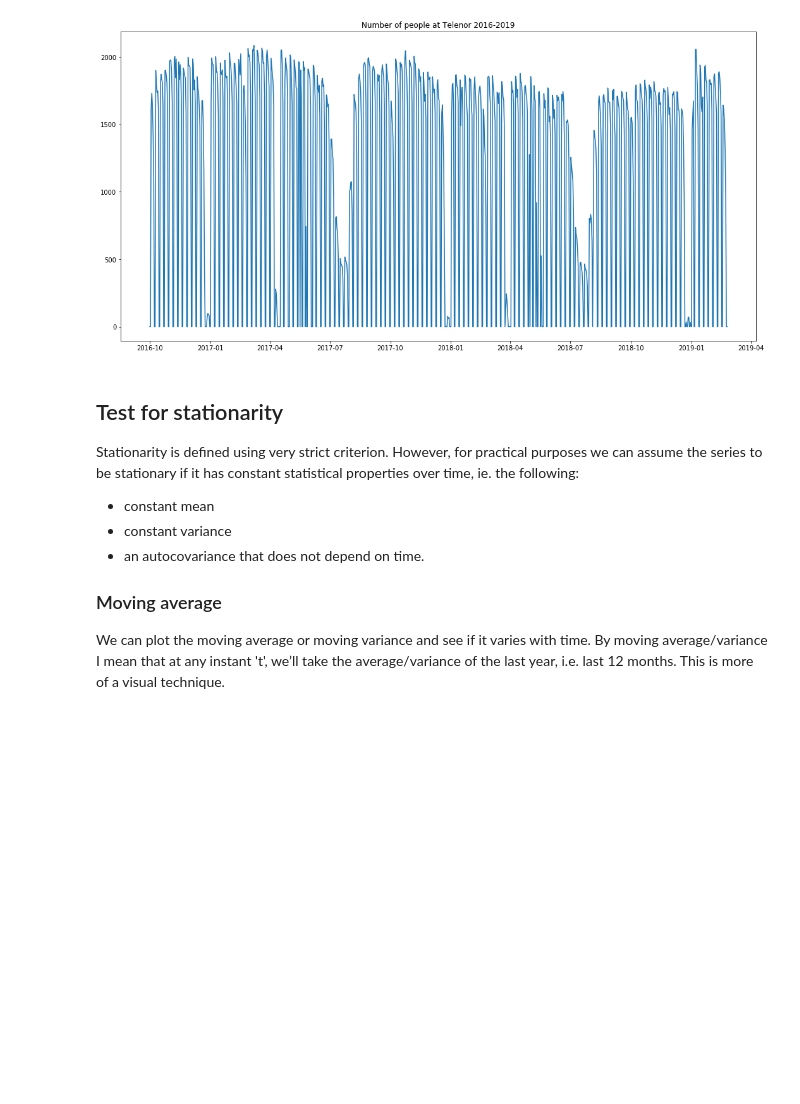
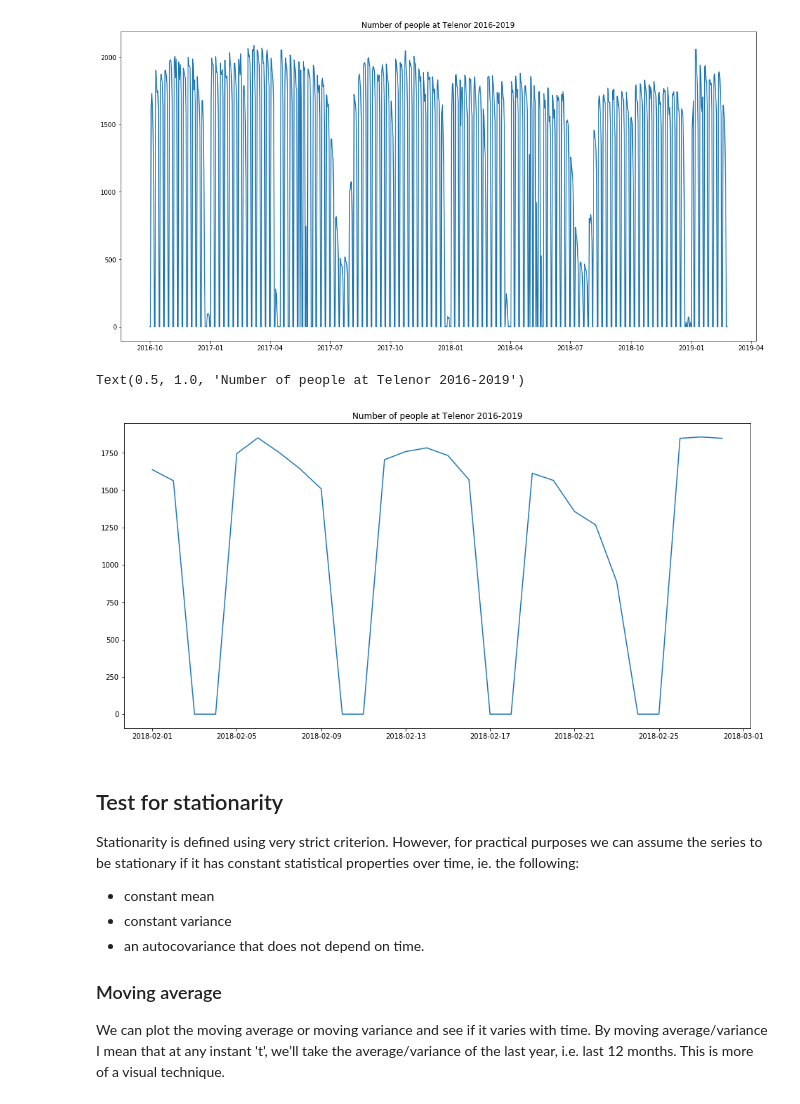
Before and after one commit to oddeirikigland/Summer-Project-Smarte-bygg, a Jupyter notebook: models/simple_time_series/simple_time_series_model.ipynb, the cells around one changed output. Cells and saved outputs as stored; diff of their text form; code cells hidden in the pictures; blank space fills up the shorter version.

```diff
--- a/models/simple_time_series/simple_time_series_model.ipynb
+++ b/models/simple_time_series/simple_time_series_model.ipynb
@@ -27,3 +24,10 @@ plt.title('Number of people at Telenor 2016-2019')
 # %% [output]
 Text(0.5, 1.0, 'Number of people at Telenor 2016-2019')
 [figure]
+# %%
+plt.figure(figsize=(16,8))
+plt.plot(df['2018-02-01':'2018-02-28'])
+plt.title('Number of people at Telenor 2016-2019')
+# %% [output]
+Text(0.5, 1.0, 'Number of people at Telenor 2016-2019')
+[figure, added]
```
Also changed, not shown: parts of 21 cells of this notebook, 3 other files.
